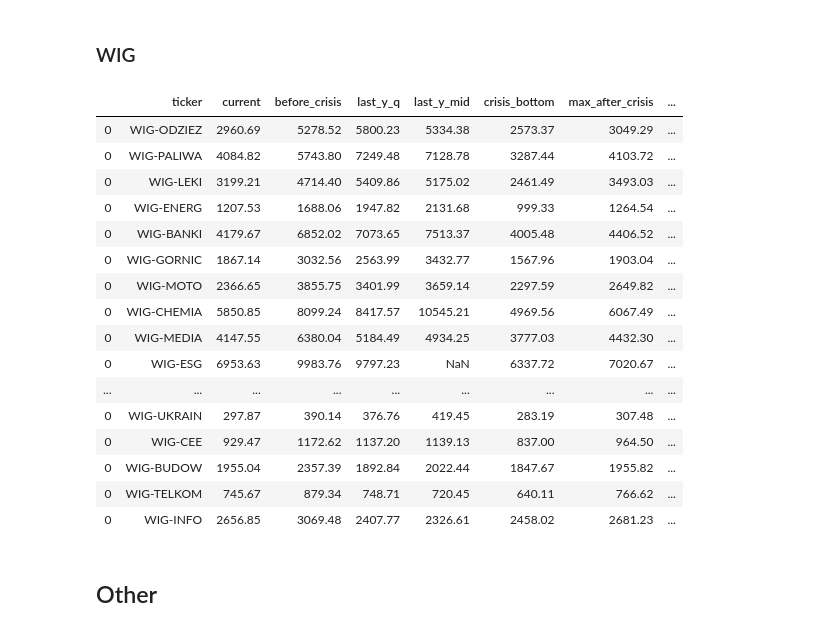
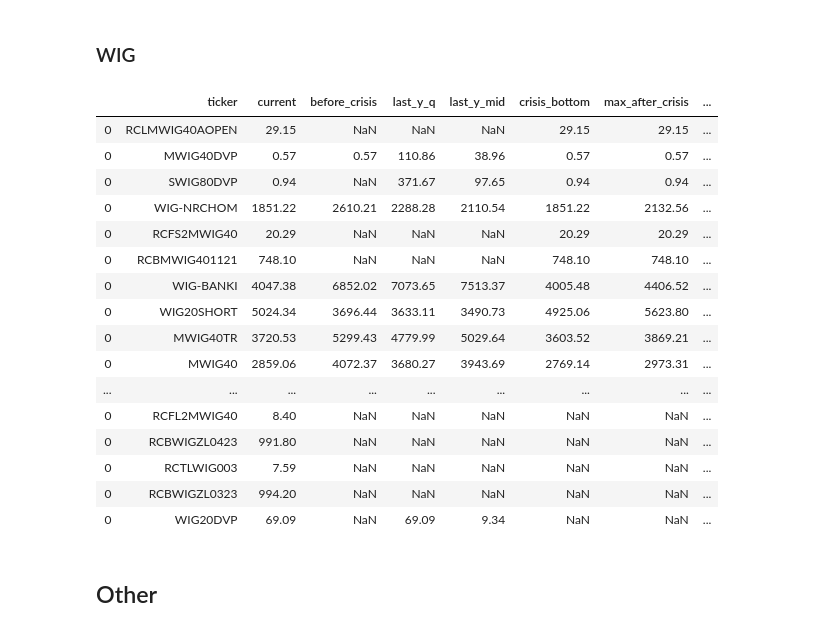
Before and after one commit to showeye/wse_analytics, a Jupyter notebook: bossa.ipynb, the cells around one changed output. Cells and saved outputs as stored; diff of their text form; code cells hidden in the pictures.

```diff
--- a/bossa.ipynb
+++ b/bossa.ipynb
@@ -250,7 +247,7 @@ skaner_df_see
 ### WIG
 # %%
 skaner_wig_df = pd.DataFrame(columns=df_cols)
-for w in tqdm([a for a in all_files if 'WIG-' in a]):
+for w in tqdm([a for a in all_files if 'WIG' in a]):
     df = pd.read_csv(f'data/{w}')
 
     df.columns = [str(c).replace('<','') for c in df.columns]
@@ -284,25 +281,25 @@ skaner_wig_df_see = skaner_wig_df.loc[(skaner_wig_df.growth_quarter > 0) &
           (skaner_wig_df.drop_current < -15) &
           (skaner_wig_df.growth_current > 10),:].sort_values('drop_current', ascending=True)
 # %%
-skaner_wig_df.sort_values('drop_current')
+skaner_wig_df.sort_values('growth_current')
 # %% [output]
 |  | ticker | current | before_crisis | last_y_q | last_y_mid | crisis_bottom | max_after_crisis | ... |
-| 0 | WIG-ODZIEZ | 2960.69 | 5278.52 | 5800.23 | 5334.38 | 2573.37 | 3049.29 | ... |
-| 0 | WIG-PALIWA | 4084.82 | 5743.80 | 7249.48 | 7128.78 | 3287.44 | 4103.72 | ... |
-| 0 | WIG-LEKI | 3199.21 | 4714.40 | 5409.86 | 5175.02 | 2461.49 | 3493.03 | ... |
-| 0 | WIG-ENERG | 1207.53 | 1688.06 | 1947.82 | 2131.68 | 999.33 | 1264.54 | ... |
-| 0 | WIG-BANKI | 4179.67 | 6852.02 | 7073.65 | 7513.37 | 4005.48 | 4406.52 | ... |
-| 0 | WIG-GORNIC | 1867.14 | 3032.56 | 2563.99 | 3432.77 | 1567.96 | 1903.04 | ... |
-| 0 | WIG-MOTO | 2366.65 | 3855.75 | 3401.99 | 3659.14 | 2297.59 | 2649.82 | ... |
-| 0 | WIG-CHEMIA | 5850.85 | 8099.24 | 8417.57 | 10545.21 | 4969.56 | 6067.49 | ... |
-| 0 | WIG-MEDIA | 4147.55 | 6380.04 | 5184.49 | 4934.25 | 3777.03 | 4432.30 | ... |
-| 0 | WIG-ESG | 6953.63 | 9983.76 | 9797.23 | NaN | 6337.72 | 7020.67 | ... |
+| 0 | RCLMWIG40AOPEN | 29.15 | NaN | NaN | NaN | 29.15 | 29.15 | ... |
+| 0 | MWIG40DVP | 0.57 | 0.57 | 110.86 | 38.96 | 0.57 | 0.57 | ... |
+| 0 | SWIG80DVP | 0.94 | NaN | 371.67 | 97.65 | 0.94 | 0.94 | ... |
+| 0 | WIG-NRCHOM | 1851.22 | 2610.21 | 2288.28 | 2110.54 | 1851.22 | 2132.56 | ... |
+| 0 | RCFS2MWIG40 | 20.29 | NaN | NaN | NaN | 20.29 | 20.29 | ... |
+| 0 | RCBMWIG401121 | 748.10 | NaN | NaN | NaN | 748.10 | 748.10 | ... |
+| 0 | WIG-BANKI | 4047.38 | 6852.02 | 7073.65 | 7513.37 | 4005.48 | 4406.52 | ... |
+| 0 | WIG20SHORT | 5024.34 | 3696.44 | 3633.11 | 3490.73 | 4925.06 | 5623.80 | ... |
+| 0 | MWIG40TR | 3720.53 | 5299.43 | 4779.99 | 5029.64 | 3603.52 | 3869.21 | ... |
+| 0 | MWIG40 | 2859.06 | 4072.37 | 3680.27 | 3943.69 | 2769.14 | 2973.31 | ... |
 | ... | ... | ... | ... | ... | ... | ... | ... | ... |
-| 0 | WIG-UKRAIN | 297.87 | 390.14 | 376.76 | 419.45 | 283.19 | 307.48 | ... |
-| 0 | WIG-CEE | 929.47 | 1172.62 | 1137.20 | 1139.13 | 837.00 | 964.50 | ... |
-| 0 | WIG-BUDOW | 1955.04 | 2357.39 | 1892.84 | 2022.44 | 1847.67 | 1955.82 | ... |
-| 0 | WIG-TELKOM | 745.67 | 879.34 | 748.71 | 720.45 | 640.11 | 766.62 | ... |
-| 0 | WIG-INFO | 2656.85 | 3069.48 | 2407.77 | 2326.61 | 2458.02 | 2681.23 | ... |
+| 0 | RCFL2MWIG40 | 8.40 | NaN | NaN | NaN | NaN | NaN | ... |
+| 0 | RCBWIGZL0423 | 991.80 | NaN | NaN | NaN | NaN | NaN | ... |
+| 0 | RCTLWIG003 | 7.59 | NaN | NaN | NaN | NaN | NaN | ... |
+| 0 | RCBWIGZL0323 | 994.20 | NaN | NaN | NaN | NaN | NaN | ... |
+| 0 | WIG20DVP | 69.09 | NaN | 69.09 | 9.34 | NaN | NaN | ... |
 # %% [markdown]
 ## Other
 # %% [markdown]
```
Also changed, not shown: parts of 6 cells of this notebook.
